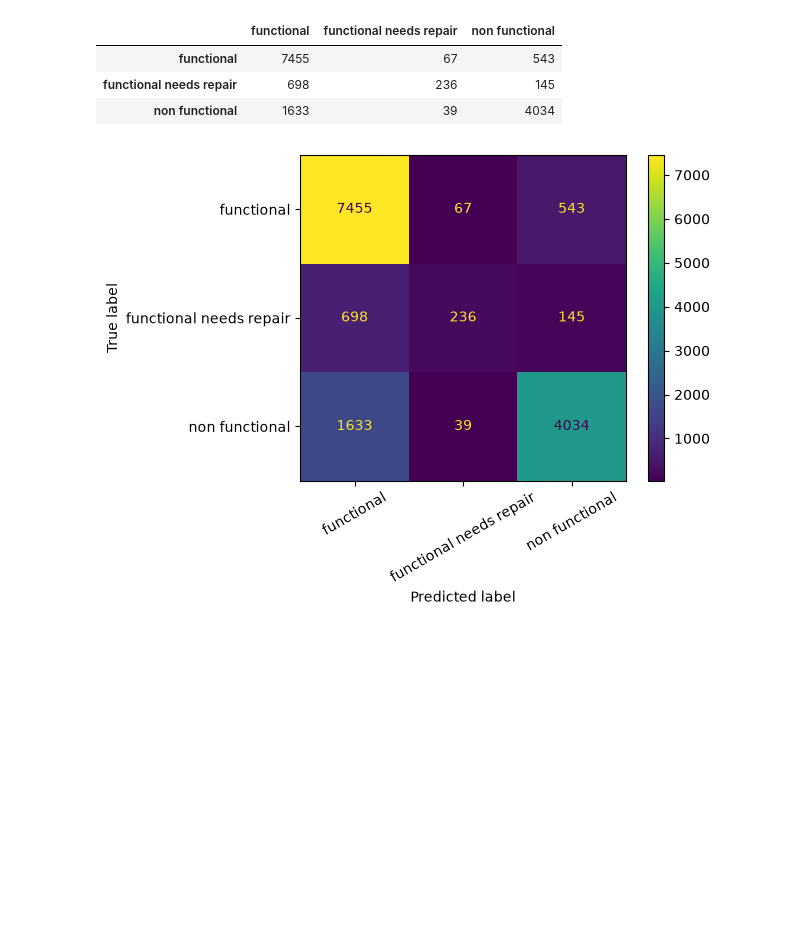
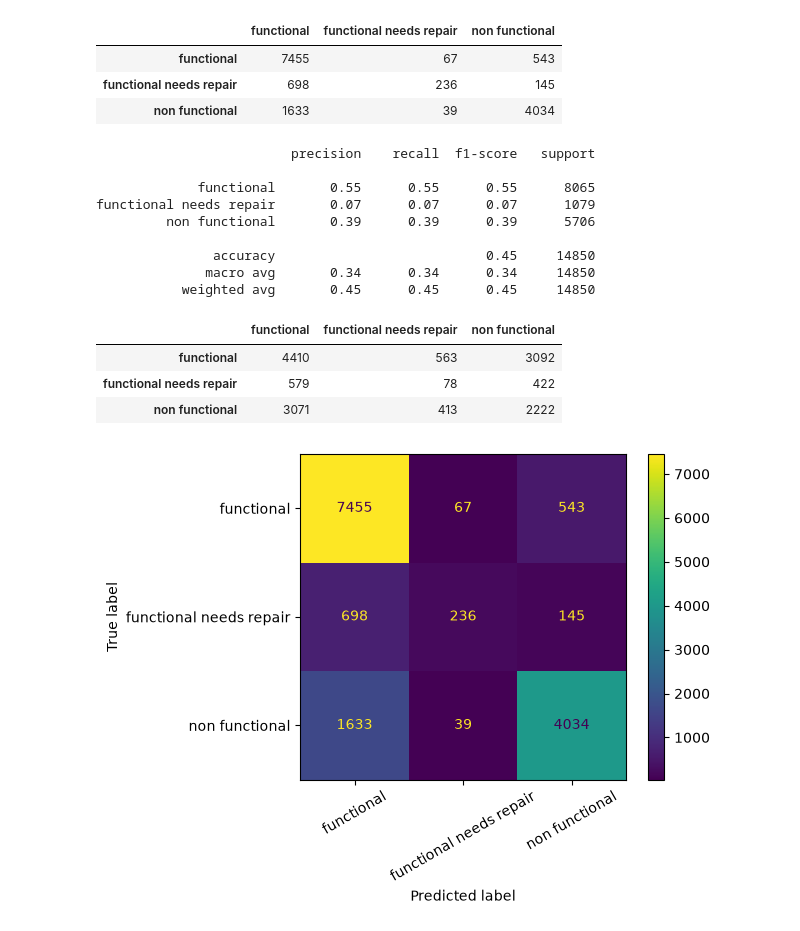
Before and after one commit to koffiekasper/Tanzania-Waterpump-Case, a Jupyter notebook: notebooks/experimentation.ipynb, the cells around one changed output. Cells and saved outputs as stored; diff of their text form; code cells hidden in the pictures; blank space fills up the shorter version.

```diff
--- a/notebooks/experimentation.ipynb
+++ b/notebooks/experimentation.ipynb
@@ -105,6 +111,23 @@ functional needs repair       0.69      0.22      0.33      1079
 | functional | 7455 | 67 | 543 |
 | functional needs repair | 698 | 236 | 145 |
 | non functional | 1633 | 39 | 4034 |
+# %%
+print(evaluator.classification_report(y_valid, random_predictions))
+evaluator.confusion_matrix(y_valid, random_predictions)
+# %% [output]
+                         precision    recall  f1-score   support
+
+             functional       0.55      0.55      0.55      8065
+functional needs repair       0.07      0.07      0.07      1079
+         non functional       0.39      0.39      0.39      5706
+
+               accuracy                           0.45     14850
+              macro avg       0.34      0.34      0.34     14850
+           weighted avg       0.45      0.45      0.45     14850
+|  | functional | functional needs repair | non functional |
+| functional | 4410 | 563 | 3092 |
+| functional needs repair | 579 | 78 | 422 |
+| non functional | 3071 | 413 | 2222 |
 # %%
 evaluator.plot_confusion_matrix(y_valid, predictions);
 # %% [output]
```
Also changed, not shown: parts of 5 cells of this notebook, 5 other files.
